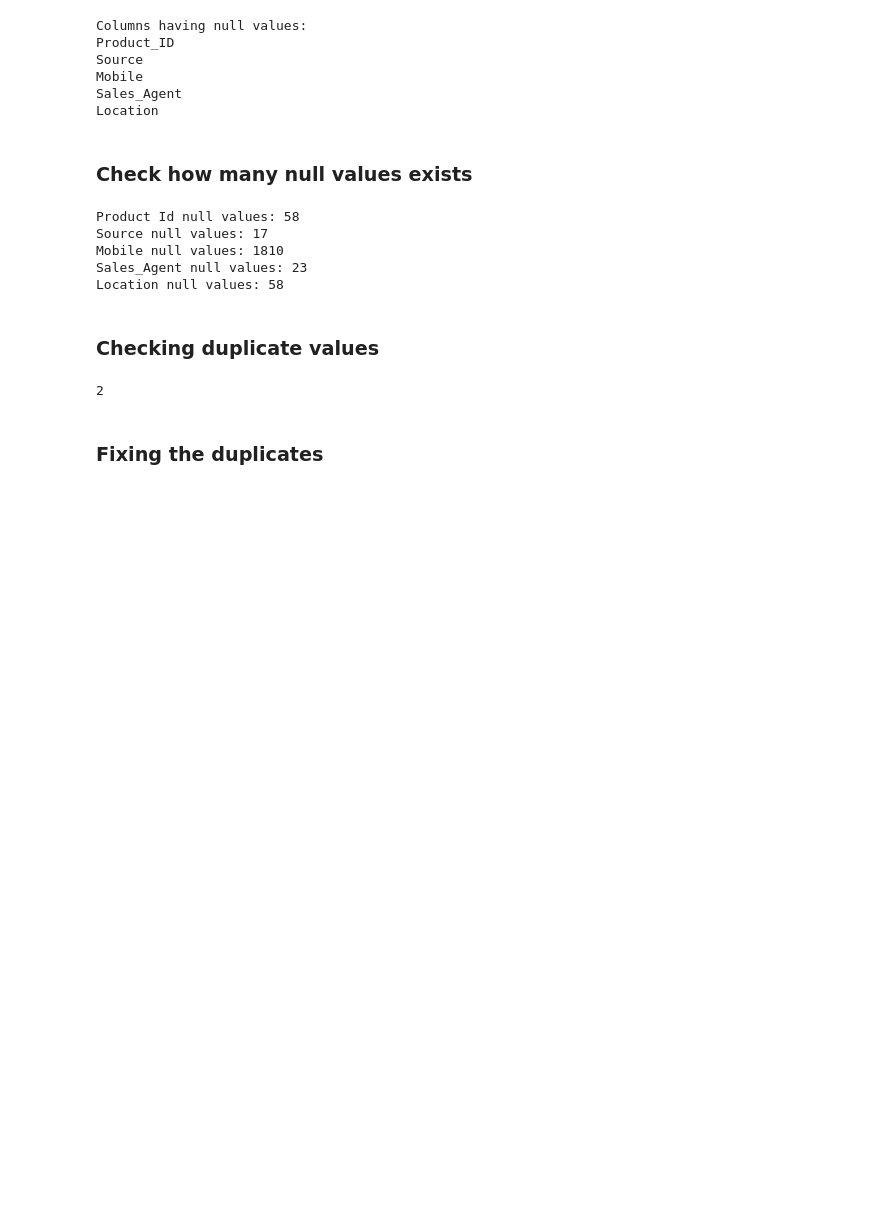
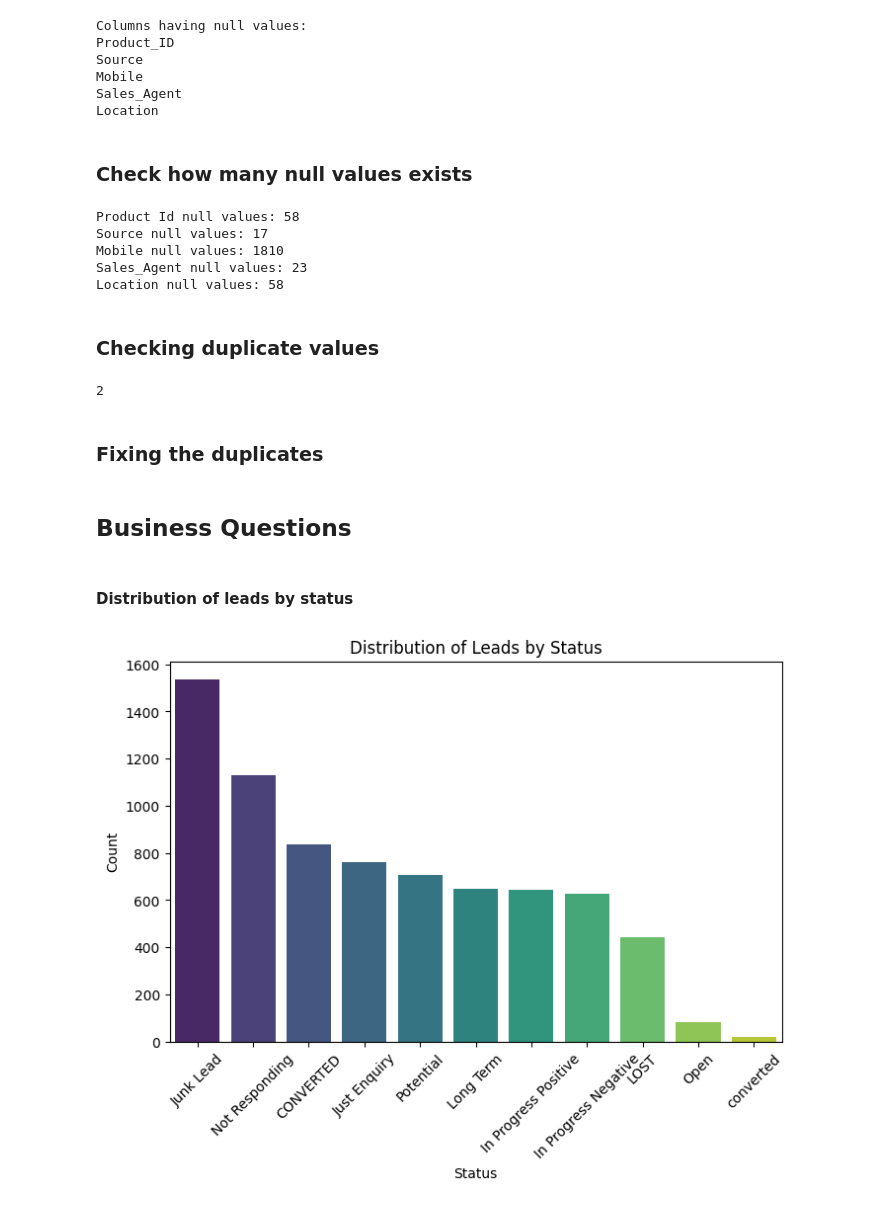
Before and after one commit to sahiljahagirdar/Product_Sales, a Jupyter notebook: Lead_Predict.ipynb, the cells around one changed output. Saved outputs shown, nothing was run; the diff lists cells and outputs as text; code cells hidden in the pictures; blank space fills up the shorter version.

Commit message:
Modified Predict file (PROGRESS: Started with visualization)

```diff
--- a/Lead_Predict.ipynb
+++ b/Lead_Predict.ipynb
@@ -101,3 +119,18 @@ df.duplicated().sum()
 ### Fixing the duplicates
 # %%
 df = df.drop_duplicates()
+# %% [markdown]
+## Business Questions
+# %% [markdown]
+#### Distribution of leads by status
+# %%
+plt.figure(figsize=(8,5))
+status_counts = df['Status'].value_counts()
+sns.barplot(x=status_counts.index, y=status_counts.values, palette='viridis')
+plt.title('Distribution of Leads by Status')
+plt.xlabel('Status')
+plt.ylabel('Count')
+plt.xticks(rotation=45)
+plt.show()
+# %% [output]
+[figure, added]
```
Also changed, not shown: parts of 6 cells of this notebook.
